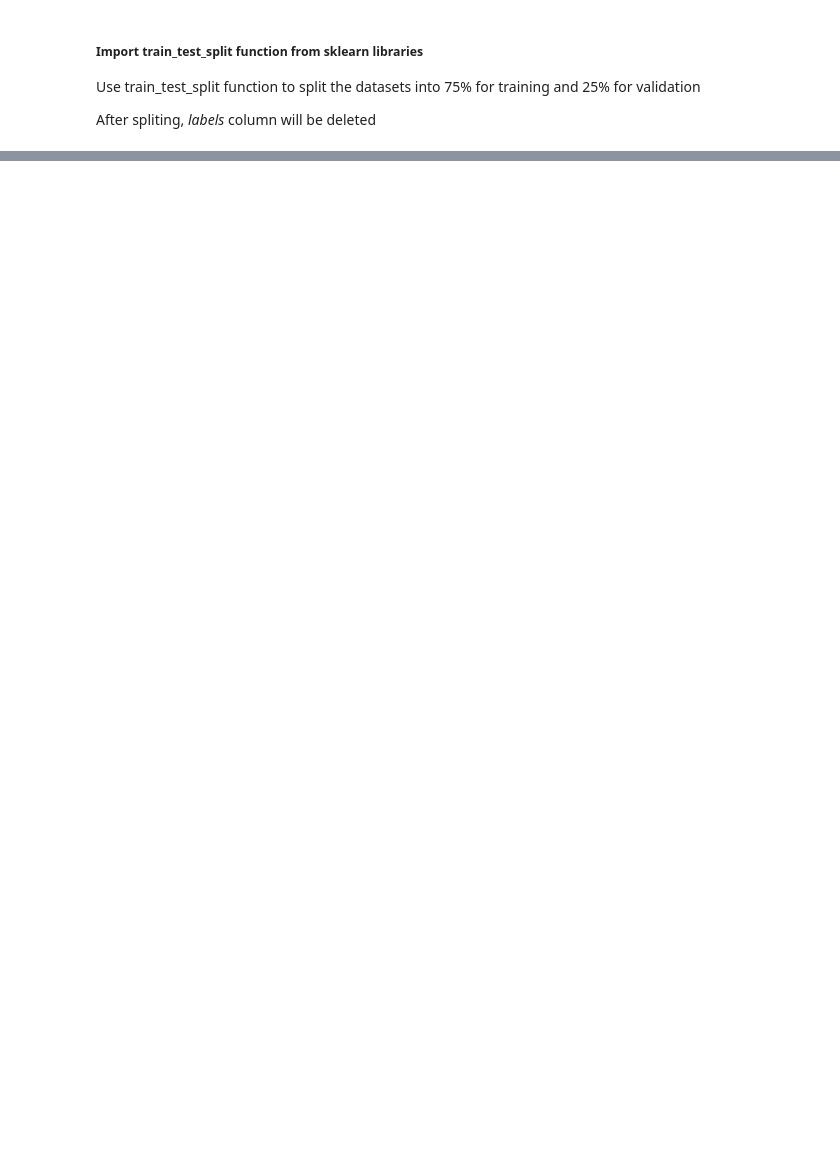
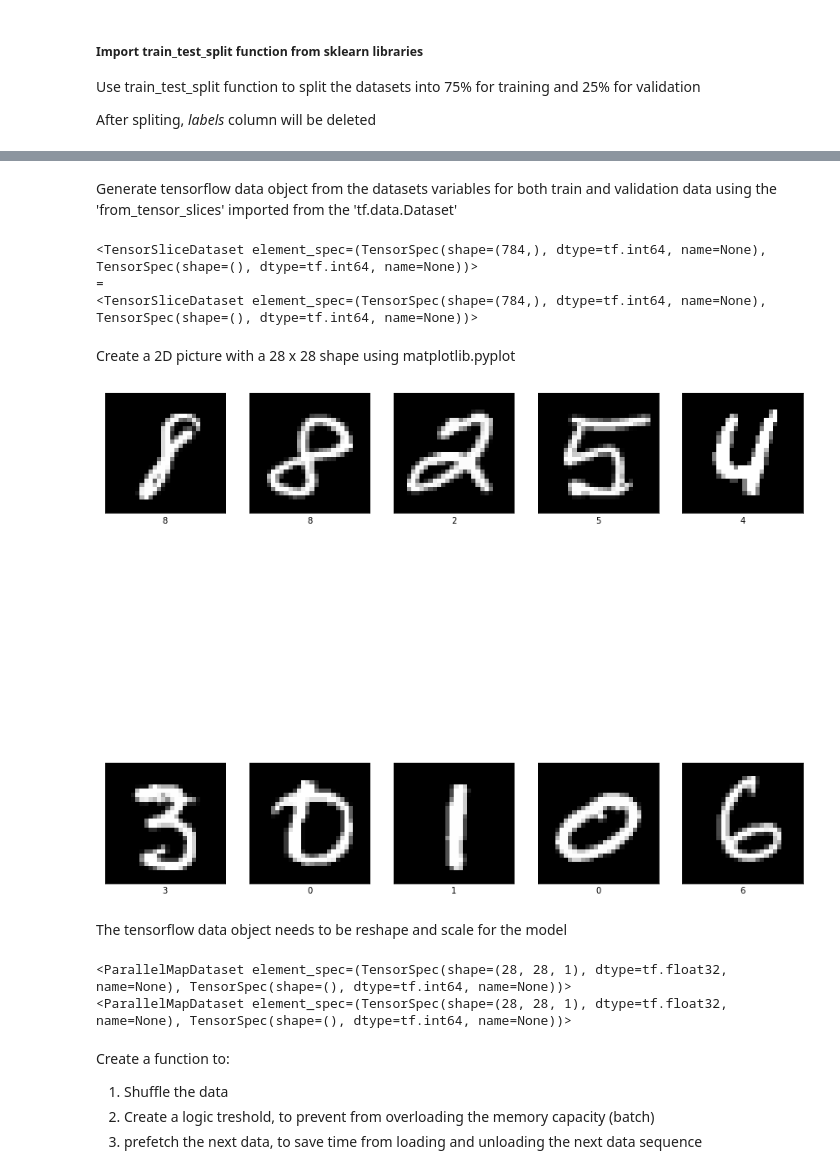
Before and after one commit to frentzen2003/AMDexcersie, a Jupyter notebook: Tensorflow Model For Image Classification/Tensorflow Model For Image Classification.ipynb, the cells around one changed output, grey strips where cells are left out. Drawn from its saved outputs; the diff is of its cells as text; code cells hidden in the pictures; blank space fills up the shorter version.

Commit message:
Image Classification Files and neural networking train and test is updated

```diff
--- a/Tensorflow Model For Image Classification/Tensorflow Model For Image Classification.ipynb
+++ b/Tensorflow Model For Image Classification/Tensorflow Model For Image Classification.ipynb
@@ -57,3 +58,64 @@ Columns: 785 entries, label to pixel783
 dtypes: int64(785)
 memory usage: 63.0 MB
 None
+# %% [markdown]
+<p> Generate tensorflow data object from the datasets variables for both train and validation data using the 'from_tensor_slices' imported from the 'tf.data.Dataset' </p>
+# %%
+import tensorflow
+
+train_data_tensorflow = tensorflow.data.Dataset.from_tensor_slices((train_data.values,train_data_label.values))
+validation_data_tensorflow = tensorflow.data.Dataset.from_tensor_slices((validation_data.values,validation_data_label.values))
+
+print(train_data_tensorflow)
+print("=")
+print(validation_data_tensorflow)
+# %% [output]
+<TensorSliceDataset element_spec=(TensorSpec(shape=(784,), dtype=tf.int64, name=None), TensorSpec(shape=(), dtype=tf.int64, name=None))>
+=
+<TensorSliceDataset element_spec=(TensorSpec(shape=(784,), dtype=tf.int64, name=None), TensorSpec(shape=(), dtype=tf.int64, name=None))>
+# %% [markdown]
+<p> Create a 2D picture with a 28 x 28 shape using matplotlib.pyplot </p>
+# %%
+import matplotlib.pyplot as plt
+
+plt.figure(figsize=(15,15))
+counter =0
+
+for image_data, label_data in train_data_tensorflow.take(10):
+    plt.subplot(2,5,counter+1)
+    plt.xticks([])
+    plt.yticks([])
+    plt.grid(False)
+
+    plt.imshow(image_data.numpy().reshape((28,28)), cmap='gray')
+    plt.xlabel(label_data.numpy())
+
+    counter +=1
+# %% [output]
+[figure, added]
+# %% [markdown]
+<p> The tensorflow data object needs to be reshape and scale for the model </p>
+# %%
+def image_reshape_and_scaler(image_data, label_data):
+    image_data = tensorflow.reshape(image_data, [28,28,1])
+    image_data = tensorflow.cast(image_data, tensorflow.float32) / 255.
+
+    return image_data, label_data
+
+train_data_tensorflow = train_data_tensorflow.map(image_reshape_and_scaler, num_parallel_calls=tensorflow.data.experimental.AUTOTUNE)
+
+validation_data_tensorflow = validation_data_tensorflow.map(image_reshape_and_scaler, num_parallel_calls=tensorflow.data.experimental.AUTOTUNE)
+
+print(train_data_tensorflow)
+print(validation_data_tensorflow)
+# %% [output]
+<ParallelMapDataset element_spec=(TensorSpec(shape=(28, 28, 1), dtype=tf.float32, name=None), TensorSpec(shape=(), dtype=tf.int64, name=None))>
+<ParallelMapDataset element_spec=(TensorSpec(shape=(28, 28, 1), dtype=tf.float32, name=None), TensorSpec(shape=(), dtype=tf.int64, name=None))>
+# %% [markdown]
+<p> Create a function to: </p>
+
+<ol>
+    <li> Shuffle the data </li>
+    <li> Create a logic treshold, to prevent from overloading the memory capacity (batch) </li>
+    <li> prefetch the next data, to save time from loading and unloading the next data sequence </li>
+</ol>
```
Also changed, not shown: parts of 15 cells of this notebook, 12 other files.
